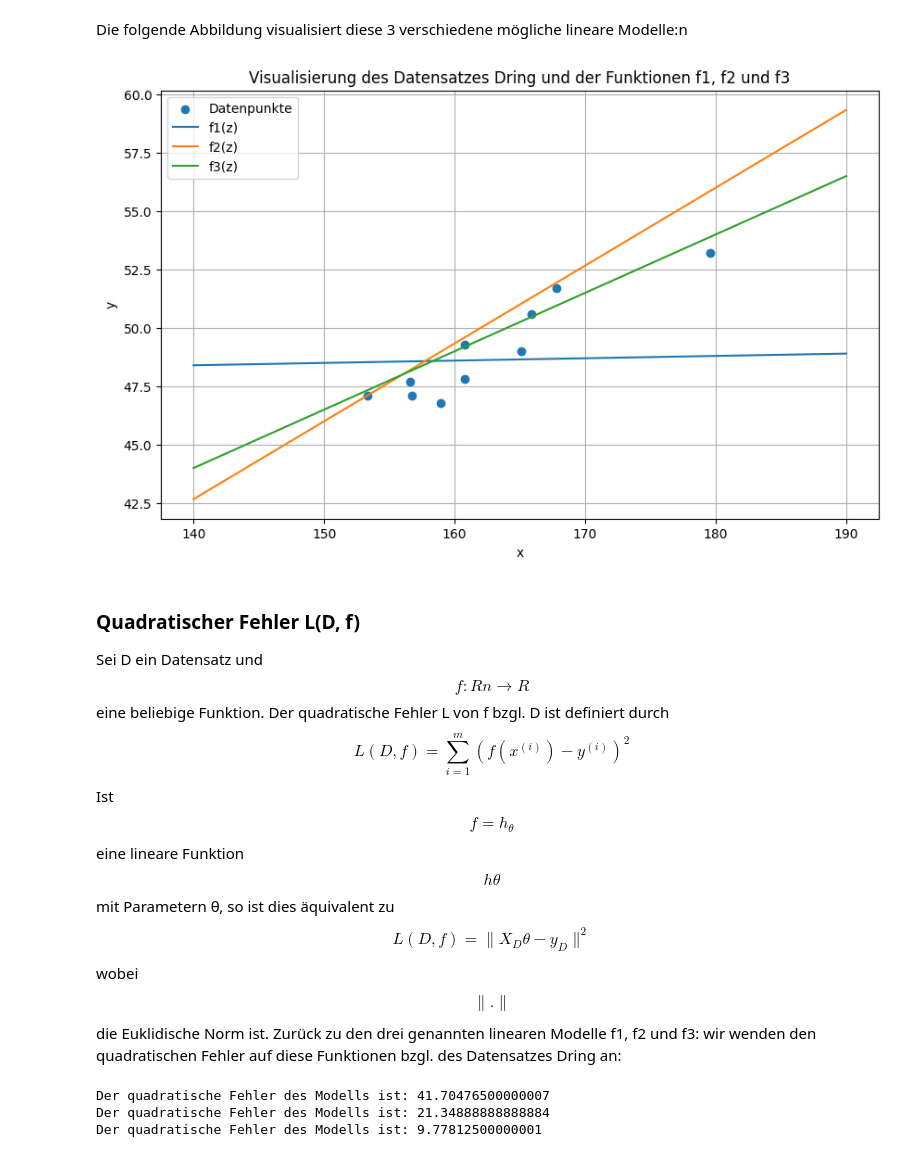
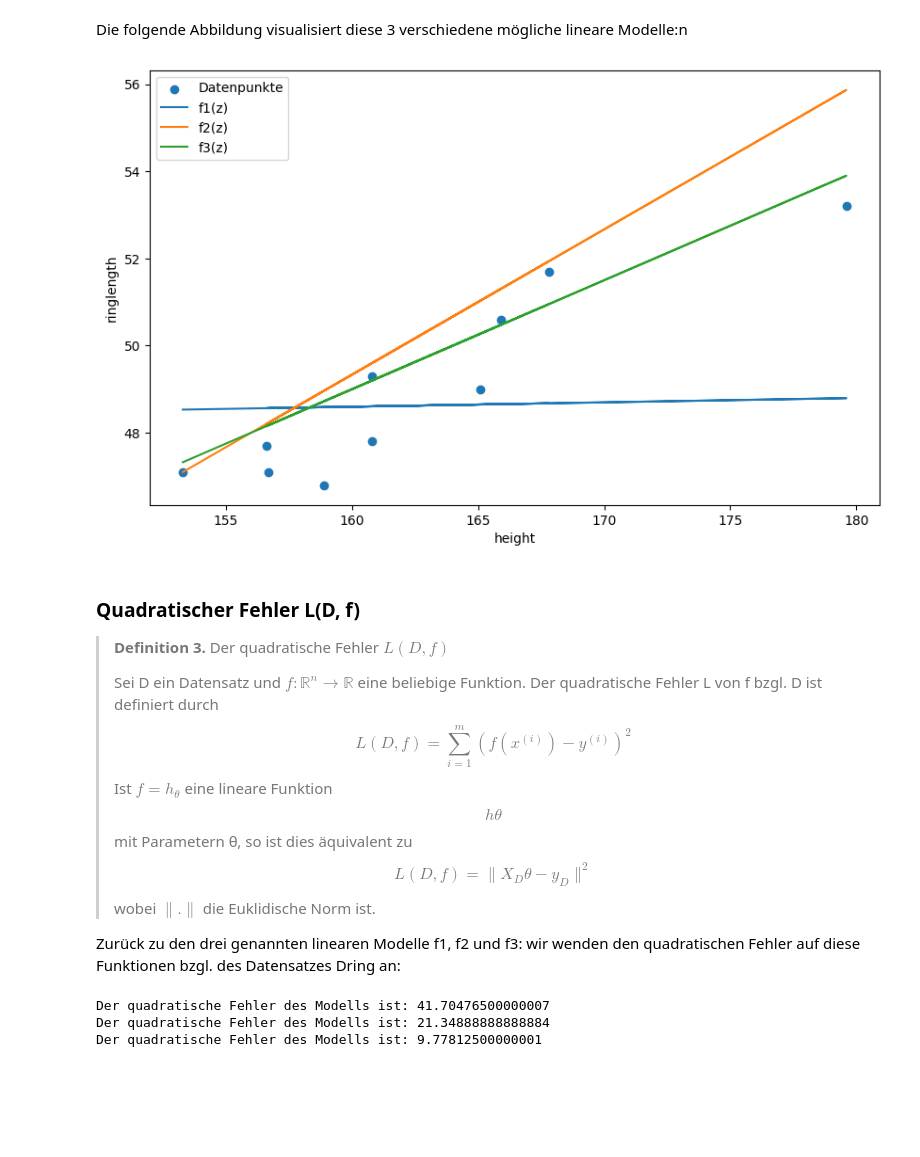
Before and after one commit to ShadaMaayouf/Sem2_Machine_Learning, a Jupyter notebook: KE2_ueberwachtes_Lernen/2_1_Lineare_Regression/2.1. lineare_regression.ipynb, the cells around one changed output. Saved outputs shown, nothing was run; the diff lists cells and outputs as text; code cells hidden in the pictures; blank space fills up the shorter version.

Commit message:
revision of Linear regression

```diff
--- a/KE2_ueberwachtes_Lernen/2_1_Lineare_Regression/2.1. lineare_regression.ipynb
+++ b/KE2_ueberwachtes_Lernen/2_1_Lineare_Regression/2.1. lineare_regression.ipynb
@@ -40,10 +41,14 @@ Wir visualisieren den Datensatz wie folgt:
 # %%
 # Ihre Daten
 data = {
-    'x': [153.3, 158.9, 160.8, 179.6, 156.6, 165.1, 165.9, 156.7, 167.8, 160.8],
-    'y': [47.1, 46.8, 49.3, 53.2, 47.7, 49.0, 50.6, 47.1, 51.7, 47.8]
+    'height': [153.3, 158.9, 160.8, 179.6, 156.6, 165.1, 165.9, 156.7, 167.8, 160.8],
+    'ringlength': [47.1, 46.8, 49.3, 53.2, 47.7, 49.0, 50.6, 47.1, 51.7, 47.8]
 }
 # Datensatz Erstellen
 Dring = pd.DataFrame(data)
+X = Dring["height"].to_numpy().reshape(-1, 1)
+y = Dring["ringlength"].to_numpy().reshape(-1, 1)
+xlabel = 'height'
+ylabel = 'ringlength'
 # %%
 # Datensatz visualisieren
@@ -80,39 +81,23 @@ Die Funktion $$f_1$$ kann äquivalent repräsentiert werden durch die Parameter
 def h(theta_0, theta_1,z): #hθ (x) = θ0 +θ1x1
     return theta_0 + theta_1*z
 
-def h_2(theta_0, theta_koef, x1, x2): #hθ (x) = θ0 +θ1x1 + +θ2x2
-    return theta_0 + theta_koef[0]*x1 + theta_koef[1]*x2
-
 # Erzeugen Sie Werte für z
-z = np.linspace(140, 190, 100)
+xpts = np.linspace(X.max(), X.min(), 1000)
 #Funktionen der entsprechenden linearen Modelle aufgespannt auf den raum z
-f1 = h(47,0.01,z)
-f2 = h(-4,1/3,z)
-f3 = h(9,0.25,z)
+f1 = h(47,0.01,X)
+f2 = h(-4,1/3,X)
+f3 = h(9,0.25,X)
 # %% [markdown]
 Die folgende Abbildung visualisiert diese 3 verschiedene mögliche lineare Modelle:n
-# %%
-#Diagramm erstellen:
-def visualise_line_in_dataset(df, functions):
-    plt.figure(figsize=(10, 6))
-    plt.scatter(df['x'], df['y'], label='Datenpunkte')
-    i = 1
-    for f in functions:
-        plt.plot(z, f, label='f'+str(i)+'(z)')
-        i+=1
-    plt.title('Visualisierung des Datensatzes Dring und der Funktionen f1, f2 und f3')
-    plt.xlabel('x')
-    plt.ylabel('y')
-    plt.legend()
-    plt.grid(True)
-    plt.show()
-
-'''
-plt.scatter(Dring['x'], Dring['y'], label='Datenpunkte')
-plt.plot(z, f1, color='blue', label='f1(z) = 47 + 0.01*z')
-plt.plot(z, f2, color='red', label='f2(z) = -4 + 1/3*z')
-plt.plot(z, f3, color='green', label='f3(z) = 9 + 1/4*z')
-'''
-visualise_line_in_dataset(Dring, [f1, f2, f3])
-# %% [output]
-[figure, removed]
+# %%
+plt.figure(figsize=(10, 6))
+plt.scatter(X, y, label='Datenpunkte')
+plt.plot(X, f1, label = "f1(z)")
+plt.plot(X, f2, label = "f2(z)")
+plt.plot(X, f3, label = "f3(z)")
+plt.xlabel(xlabel)
+plt.ylabel(ylabel)
+plt.legend()
+plt.show()
+# %% [output]
+[figure, added]
@@ -119,10 +107,13 @@ visualise_line_in_dataset(Dring, [f1, f2, f3])
 # %% [markdown]
 ### Quadratischer Fehler **L(D, f)** <a name="L"></a>
 
-Sei D ein Datensatz und $$ f : Rn → R $$ eine beliebige Funktion.
+> **Definition 3.** Der quadratische Fehler $L(D,f)$
+>
+> Sei D ein Datensatz und $ f : \mathbb{R}^n → \mathbb{R} $ eine beliebige Funktion.
 Der quadratische Fehler L von f bzgl. D ist definiert durch
-$$ L(D, f) = \sum_{i=1}^m (f(x^{(i)})−y^{(i)})^2 $$
-Ist $$ f = h_θ $$ eine lineare Funktion $$ hθ $$ mit Parametern θ, so ist dies äquivalent zu
-$$ L(D, f) = \lVert X_D θ - y_D \rVert ^2 $$
-wobei $$ \lVert . \rVert $$ die Euklidische Norm ist.
+$$L(D, f) = \sum_{i=1}^m (f(x^{(i)})−y^{(i)})^2$$
+Ist $f = h_θ$ eine lineare Funktion $$ hθ $$ mit Parametern θ, so ist dies äquivalent zu
+$$L(D, f) = \lVert X_D θ - y_D \rVert ^2$$
+wobei $\lVert . \rVert$ die Euklidische Norm ist.
+
 Zurück zu den drei genannten linearen Modelle f1, f2 und f3: wir wenden den quadratischen Fehler auf diese Funktionen bzgl. des Datensatzes Dring an:
```
Also changed, not shown: parts of 63 cells of this notebook, 1 other file.
